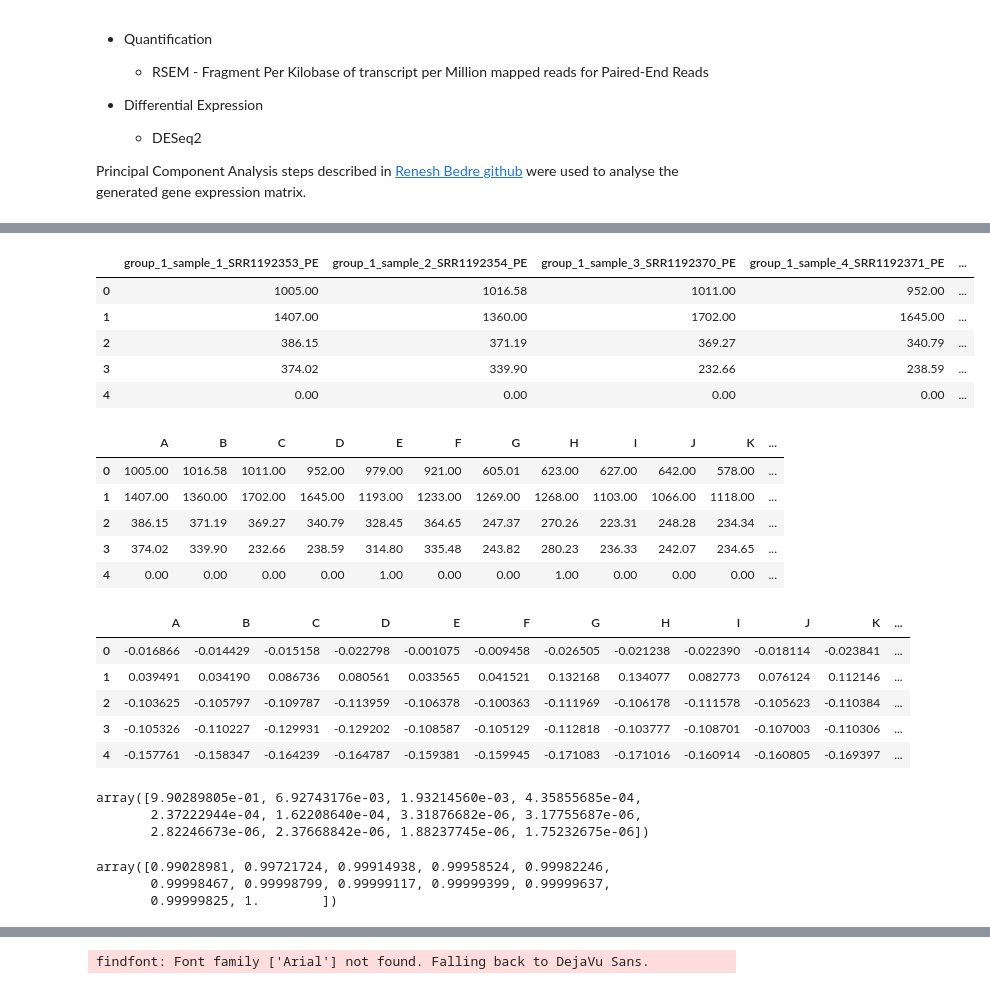
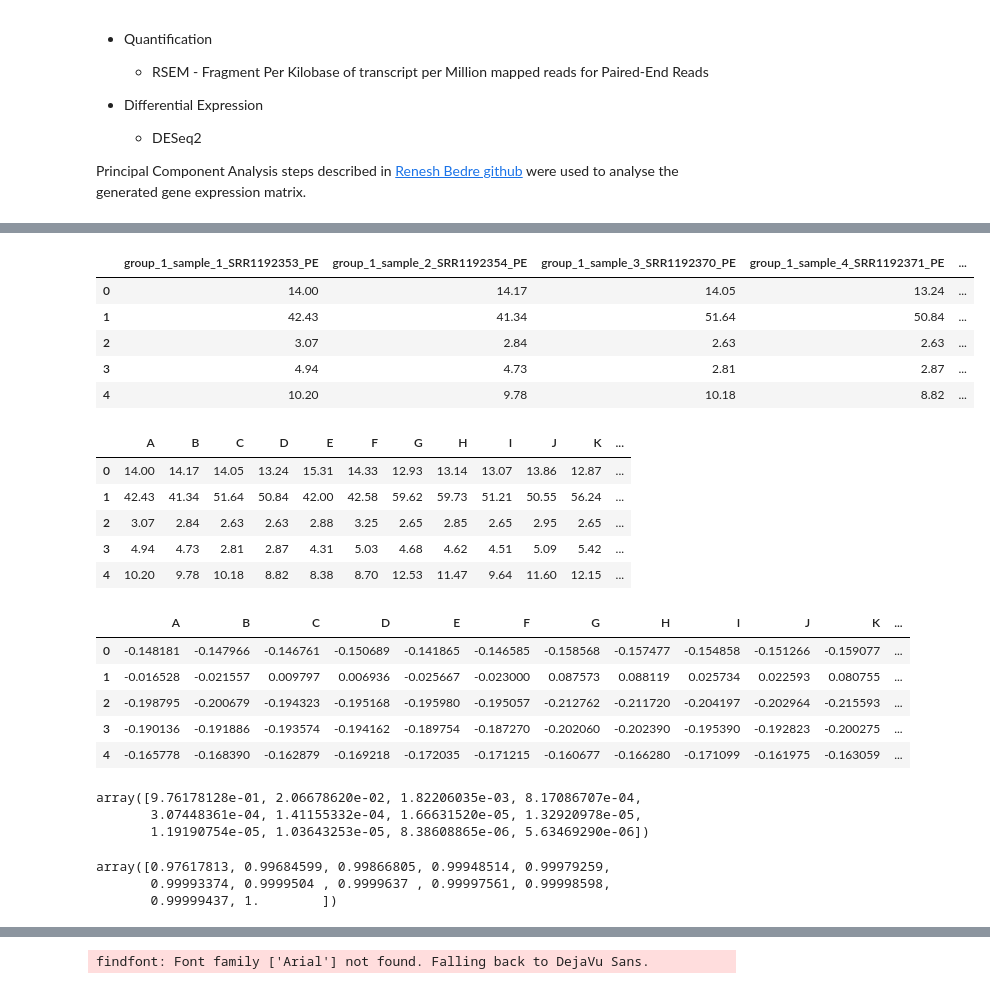
Before and after one commit to cindykhris/SummerInternship2020, a Jupyter notebook: PCA_SARS.ipynb, the cells around one changed output, grey strips where cells are left out. Cells and saved outputs as stored; diff of their text form; code cells hidden in the pictures.

```diff
--- a/PCA_SARS.ipynb
+++ b/PCA_SARS.ipynb
@@ -54,16 +54,16 @@ import pandas as pd
 import numpy as np
 # %%
 #Load SARS gene expression
-df = pd.read_table('drive/My Drive/SummerResearch/DESeq_SARS_expression_genes.txt')
+df = pd.read_table('/content/drive/My Drive/SummerResearch/DESeq_SARS_expression_genes_FPKM.txt')
 df = df.drop('id',axis=1)
 df.head(5)
 # %% [output]
 |  | group_1_sample_1_SRR1192353_PE | group_1_sample_2_SRR1192354_PE | group_1_sample_3_SRR1192370_PE | group_1_sample_4_SRR1192371_PE | ... |
-| 0 | 1005.00 | 1016.58 | 1011.00 | 952.00 | ... |
-| 1 | 1407.00 | 1360.00 | 1702.00 | 1645.00 | ... |
-| 2 | 386.15 | 371.19 | 369.27 | 340.79 | ... |
-| 3 | 374.02 | 339.90 | 232.66 | 238.59 | ... |
-| 4 | 0.00 | 0.00 | 0.00 | 0.00 | ... |
+| 0 | 14.00 | 14.17 | 14.05 | 13.24 | ... |
+| 1 | 42.43 | 41.34 | 51.64 | 50.84 | ... |
+| 2 | 3.07 | 2.84 | 2.63 | 2.63 | ... |
+| 3 | 4.94 | 4.73 | 2.81 | 2.87 | ... |
+| 4 | 10.20 | 9.78 | 10.18 | 8.82 | ... |
 # %%
 df = df.rename(columns={
     'group_1_sample_1_SRR1192353_PE': 'A',
@@ -82,11 +82,11 @@ df = df.rename(columns={
 df.head(5)
 # %% [output]
 |  | A | B | C | D | E | F | G | H | I | J | K | ... |
-| 0 | 1005.00 | 1016.58 | 1011.00 | 952.00 | 979.00 | 921.00 | 605.01 | 623.00 | 627.00 | 642.00 | 578.00 | ... |
-| 1 | 1407.00 | 1360.00 | 1702.00 | 1645.00 | 1193.00 | 1233.00 | 1269.00 | 1268.00 | 1103.00 | 1066.00 | 1118.00 | ... |
-| 2 | 386.15 | 371.19 | 369.27 | 340.79 | 328.45 | 364.65 | 247.37 | 270.26 | 223.31 | 248.28 | 234.34 | ... |
-| 3 | 374.02 | 339.90 | 232.66 | 238.59 | 314.80 | 335.48 | 243.82 | 280.23 | 236.33 | 242.07 | 234.65 | ... |
-| 4 | 0.00 | 0.00 | 0.00 | 0.00 | 1.00 | 0.00 | 0.00 | 1.00 | 0.00 | 0.00 | 0.00 | ... |
+| 0 | 14.00 | 14.17 | 14.05 | 13.24 | 15.31 | 14.33 | 12.93 | 13.14 | 13.07 | 13.86 | 12.87 | ... |
+| 1 | 42.43 | 41.34 | 51.64 | 50.84 | 42.00 | 42.58 | 59.62 | 59.73 | 51.21 | 50.55 | 56.24 | ... |
+| 2 | 3.07 | 2.84 | 2.63 | 2.63 | 2.88 | 3.25 | 2.65 | 2.85 | 2.65 | 2.95 | 2.65 | ... |
+| 3 | 4.94 | 4.73 | 2.81 | 2.87 | 4.31 | 5.03 | 4.68 | 4.62 | 4.51 | 5.09 | 5.42 | ... |
+| 4 | 10.20 | 9.78 | 10.18 | 8.82 | 8.38 | 8.70 | 12.53 | 11.47 | 9.64 | 11.60 | 12.15 | ... |
 # %%
 #Standarization
 df_st = StandardScaler().fit_transform(df)
@@ -95,11 +95,11 @@ df_st = StandardScaler().fit_transform(df)
 pd.DataFrame(df_st, columns=df.columns).head()
 # %% [output]
 |  | A | B | C | D | E | F | G | H | I | J | K | ... |
-| 0 | -0.016866 | -0.014429 | -0.015158 | -0.022798 | -0.001075 | -0.009458 | -0.026505 | -0.021238 | -0.022390 | -0.018114 | -0.023841 | ... |
-| 1 | 0.039491 | 0.034190 | 0.086736 | 0.080561 | 0.033565 | 0.041521 | 0.132168 | 0.134077 | 0.082773 | 0.076124 | 0.112146 | ... |
-| 2 | -0.103625 | -0.105797 | -0.109787 | -0.113959 | -0.106378 | -0.100363 | -0.111969 | -0.106178 | -0.111578 | -0.105623 | -0.110384 | ... |
-| 3 | -0.105326 | -0.110227 | -0.129931 | -0.129202 | -0.108587 | -0.105129 | -0.112818 | -0.103777 | -0.108701 | -0.107003 | -0.110306 | ... |
-| 4 | -0.157761 | -0.158347 | -0.164239 | -0.164787 | -0.159381 | -0.159945 | -0.171083 | -0.171016 | -0.160914 | -0.160805 | -0.169397 | ... |
+| 0 | -0.148181 | -0.147966 | -0.146761 | -0.150689 | -0.141865 | -0.146585 | -0.158568 | -0.157477 | -0.154858 | -0.151266 | -0.159077 | ... |
+| 1 | -0.016528 | -0.021557 | 0.009797 | 0.006936 | -0.025667 | -0.023000 | 0.087573 | 0.088119 | 0.025734 | 0.022593 | 0.080755 | ... |
+| 2 | -0.198795 | -0.200679 | -0.194323 | -0.195168 | -0.195980 | -0.195057 | -0.212762 | -0.211720 | -0.204197 | -0.202964 | -0.215593 | ... |
+| 3 | -0.190136 | -0.191886 | -0.193574 | -0.194162 | -0.189754 | -0.187270 | -0.202060 | -0.202390 | -0.195390 | -0.192823 | -0.200275 | ... |
+| 4 | -0.165778 | -0.168390 | -0.162879 | -0.169218 | -0.172035 | -0.171215 | -0.160677 | -0.166280 | -0.171099 | -0.161975 | -0.163059 | ... |
 # %%
 #perfom PCA
 pca_out = PCA().fit(df_st)
@@ -108,17 +108,17 @@ pca_out = PCA().fit(df_st)
 #proportion of Variance (from PC1 to PC6)
 pca_out.explained_variance_ratio_
 # %% [output]
-array([9.90289805e-01, 6.92743176e-03, 1.93214560e-03, 4.35855685e-04,
-       2.37222944e-04, 1.62208640e-04, 3.31876682e-06, 3.17755687e-06,
-       2.82246673e-06, 2.37668842e-06, 1.88237745e-06, 1.75232675e-06])
+array([9.76178128e-01, 2.06678620e-02, 1.82206035e-03, 8.17086707e-04,
+       3.07448361e-04, 1.41155332e-04, 1.66631520e-05, 1.32920978e-05,
+       1.19190754e-05, 1.03643253e-05, 8.38608865e-06, 5.63469290e-06])
 # %%
 #cumulative propotion of variance (from PC1 to PC6)
 np.cumsum(pca_out.explained_variance_ratio_
           )
 # %% [output]
-array([0.99028981, 0.99721724, 0.99914938, 0.99958524, 0.99982246,
-       0.99998467, 0.99998799, 0.99999117, 0.99999399, 0.99999637,
-       0.99999825, 1.        ])
+array([0.97617813, 0.99684599, 0.99866805, 0.99948514, 0.99979259,
+       0.99993374, 0.9999504 , 0.9999637 , 0.99997561, 0.99998598,
+       0.99999437, 1.        ])
 # %%
 #get component loadings (correlation coefficint between original variables and the component )
 loadings = pca_out.components_
```
Also changed, not shown: parts of 3 cells of this notebook.
